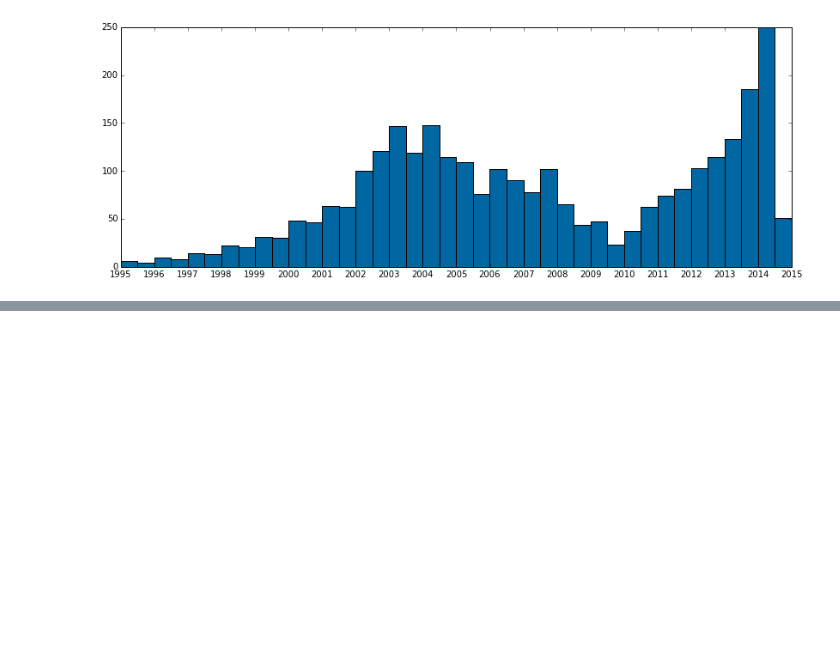
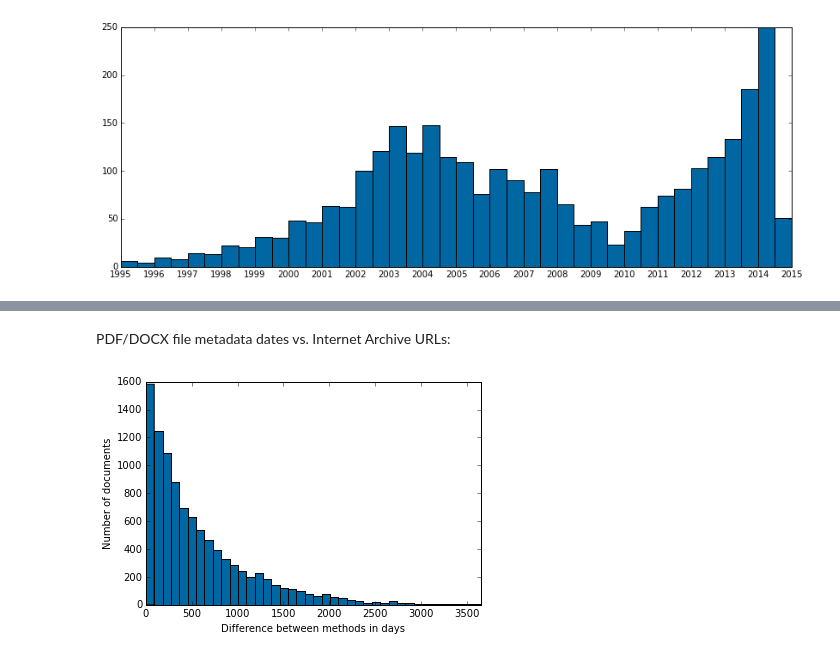
Before and after one commit to davidmcclure/open-syllabus-project, a Jupyter notebook: notes/dates.ipynb, the cells around one changed output, grey strips where cells are left out. Drawn from its saved outputs; the diff is of its cells as text; code cells hidden in the pictures; blank space fills up the shorter version.

```diff
--- a/notes/dates.ipynb
+++ b/notes/dates.ipynb
@@ -143,0 +169,19 @@ date_histogram(semester_dates)
+# %% [markdown]
+PDF/DOCX file metadata dates vs. Internet Archive URLs:
+# %%
+intersection = set(archive_url_ids).intersection(file_metadata_ids)
+
+deltas = []
+for id in list(intersection)[:10000]:
+    archive_url = Document_Date_Archive_Url.get(Document_Date_Archive_Url.document==id)
+    file_metadata = Document_Date_File_Metadata.get(Document_Date_File_Metadata.document==id)
+    delta = archive_url.date - file_metadata.date
+    deltas.append(abs(delta.days))
+
+plt.hist(deltas, 40, color=color, range=(0, 3650))
+plt.xlim(0, 3650)
+plt.xlabel('Difference between methods in days')
+plt.ylabel('Number of documents')
+plt.show()
+# %% [output]
+[figure, added]
```
Also changed, not shown: parts of 26 cells of this notebook, 2 other files.
